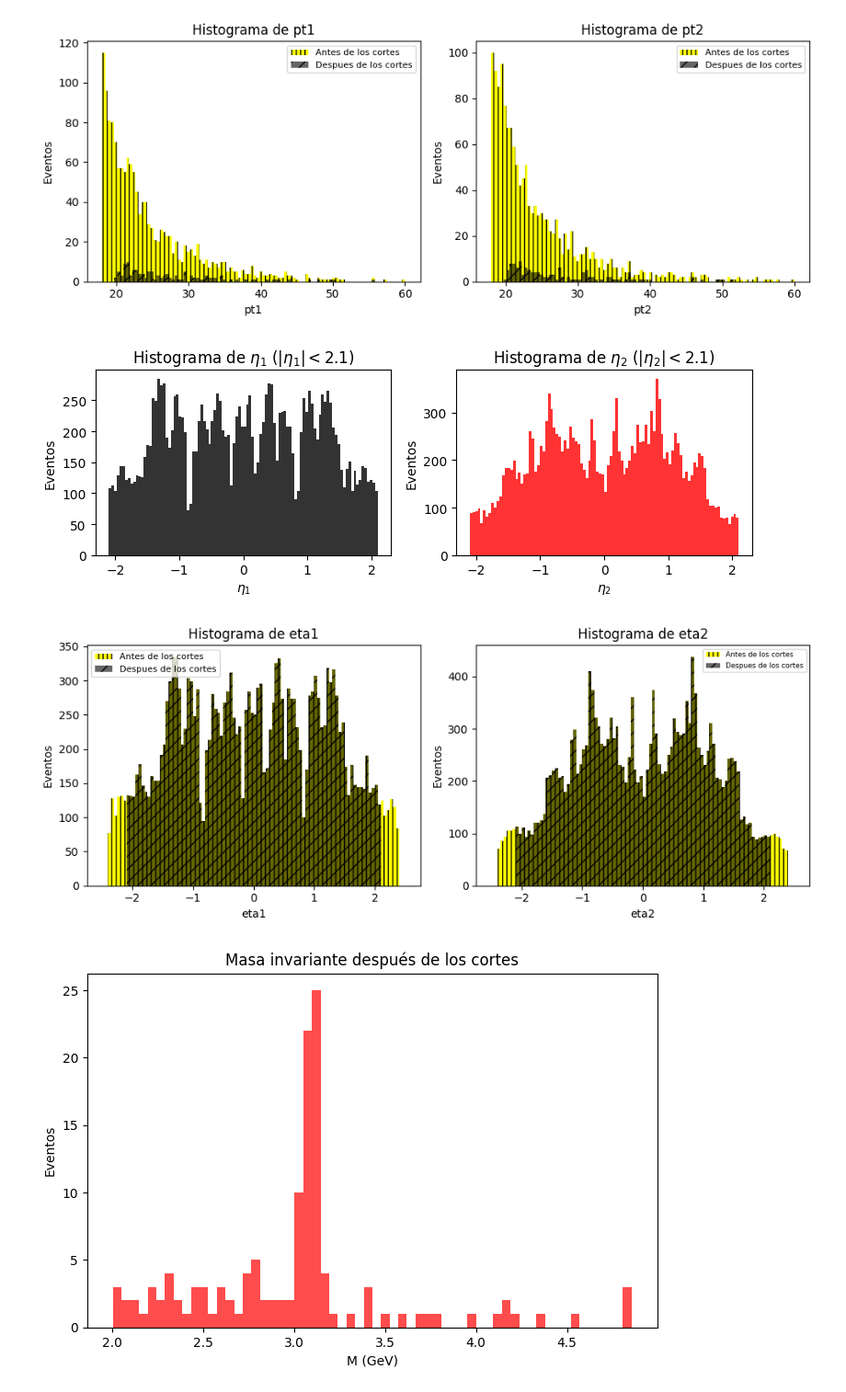
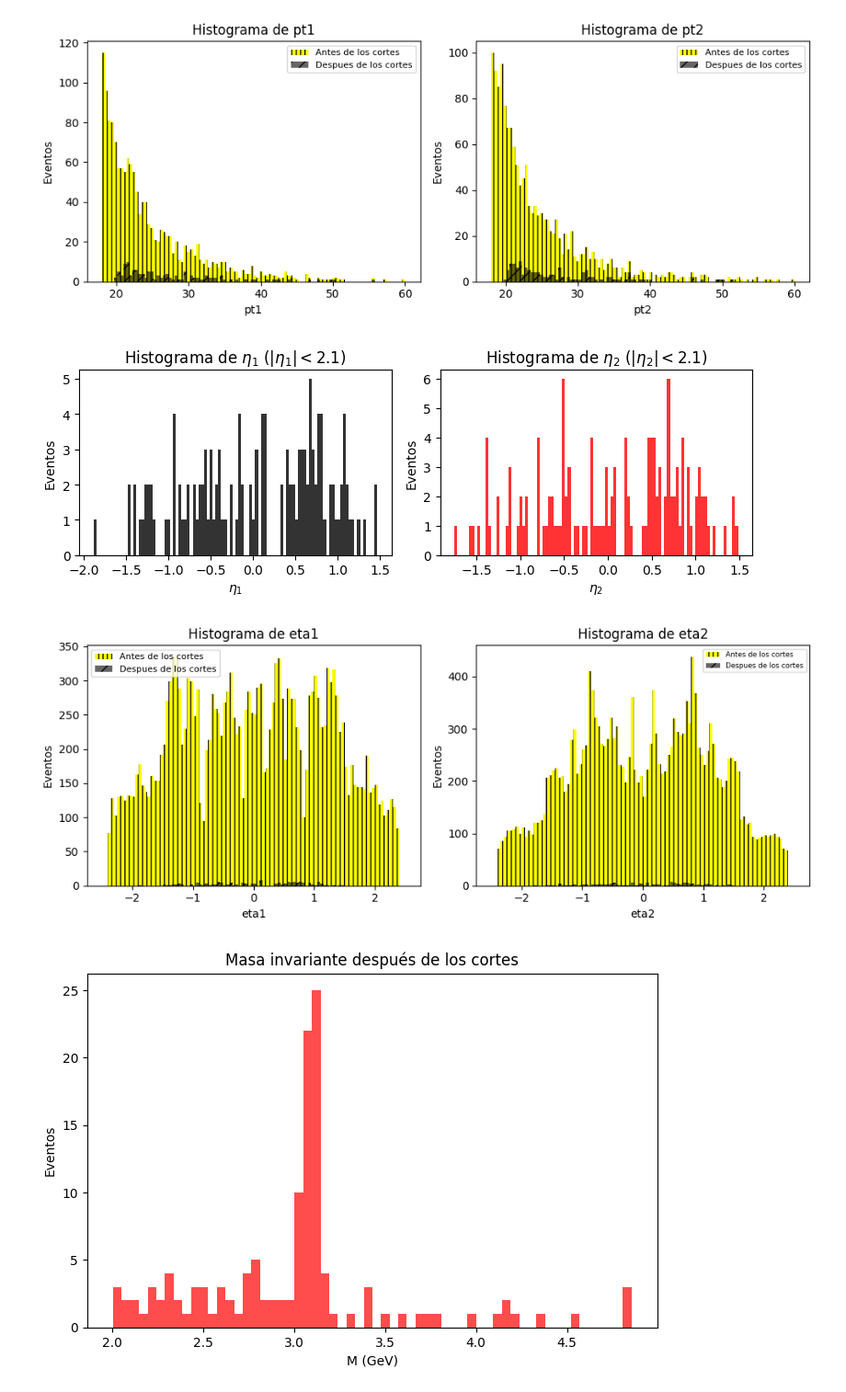
Before and after one commit to yosetcruz/Servicio-Social, a Jupyter notebook: Jpsimumu.ipynb, the cells around one changed output. Shown at 92% size. Drawn from its saved outputs; the diff is of its cells as text; code cells hidden in the pictures.

```diff
--- a/Jpsimumu.ipynb
+++ b/Jpsimumu.ipynb
@@ -209,20 +209,21 @@ plt.show()
 # %% [output]
 [figure]
 # %%
-cut_eta1 = df[np.abs(df['eta1']) < 2.1]
-cut_eta2 = df[np.abs(df['eta2']) < 2.1]
+cut_eta = cut_pt[
+    (np.abs(cut_pt['eta1'])<2.1) &
+    (np.abs(cut_pt['eta2'])<2.1)]
 # %%
 
 plt.figure(figsize=(8, 3))
 
 plt.subplot(1, 2, 1)
-plt.hist(cut_eta1['eta1'].dropna(), bins=100, color='black', alpha=0.8)
+plt.hist(cut_eta['eta1'].dropna(), bins=100, color='black', alpha=0.8)
 plt.xlabel(r'$\eta_1$')
 plt.ylabel('Eventos')
 plt.title(r'Histograma de $\eta_1$ ($|\eta_1| < 2.1$)')
 
 plt.subplot(1, 2, 2)
-plt.hist(cut_eta2['eta2'].dropna(), bins=100, color='red', alpha=0.8)
+plt.hist(cut_eta['eta2'].dropna(), bins=100, color='red', alpha=0.8)
 plt.xlabel(r'$\eta_2$')
 plt.ylabel('Eventos')
 plt.title(r'Histograma de $\eta_2$ ($|\eta_2| < 2.1$)')
@@ -230,35 +231,35 @@ plt.title(r'Histograma de $\eta_2$ ($|\eta_2| < 2.1$)')
 plt.tight_layout()
 plt.show()
 # %% [output]
-[figure, old version]
+[figure, new version]
 # %%
 plt.figure(figsize=(10, 4))
 
 plt.subplot(1, 2, 1)
 plt.title('Histograma de eta1')
 rango_eta1=(-2.5,2.5)
 plt.hist(df_plot['eta1'].dropna(), bins=100,color='yellow', hatch = '|||', range = rango_eta1, label= 'Antes de los cortes')
-plt.hist(cut_eta1['eta1'].dropna(), bins=100, color='black',hatch = '//',  alpha=(0.6), range=rango_eta1, label= 'Despues de los cortes')
+plt.hist(cut_eta['eta1'].dropna(), bins=100, color='black',hatch = '//',  alpha=(0.6), range=rango_eta1, label= 'Despues de los cortes')
 plt.xlabel('eta1')
 plt.ylabel('Eventos')
 plt.legend(fontsize=8)
 
 
 
 plt.subplot(1, 2, 2)
 plt.title('Histograma de eta2')
 rango_eta2=(-2.5,2.5)
 plt.hist(df_plot['eta2'].dropna(), bins=100,color='yellow', hatch = '|||', range = rango_eta2, label= 'Antes de los cortes')
-plt.hist(cut_eta2['eta2'].dropna(), bins=100, color='black',hatch = '//',  alpha=(0.6), range=rango_eta2, label= 'Despues de los cortes')
+plt.hist(cut_eta['eta2'].dropna(), bins=100, color='black',hatch = '//',  alpha=(0.6), range=rango_eta2, label= 'Despues de los cortes')
 plt.xlabel('eta2')
 plt.ylabel('Eventos')
 plt.legend(fontsize=6.4)
 
 
 plt.tight_layout()
 plt.show()
 # %% [output]
-[figure, old version]
+[figure, new version]
 # %%
 # Filtrar df_num por los cortes de eta y pt
 cut_eta = df_num[
```
Also changed, not shown: parts of 1 cell of this notebook.
